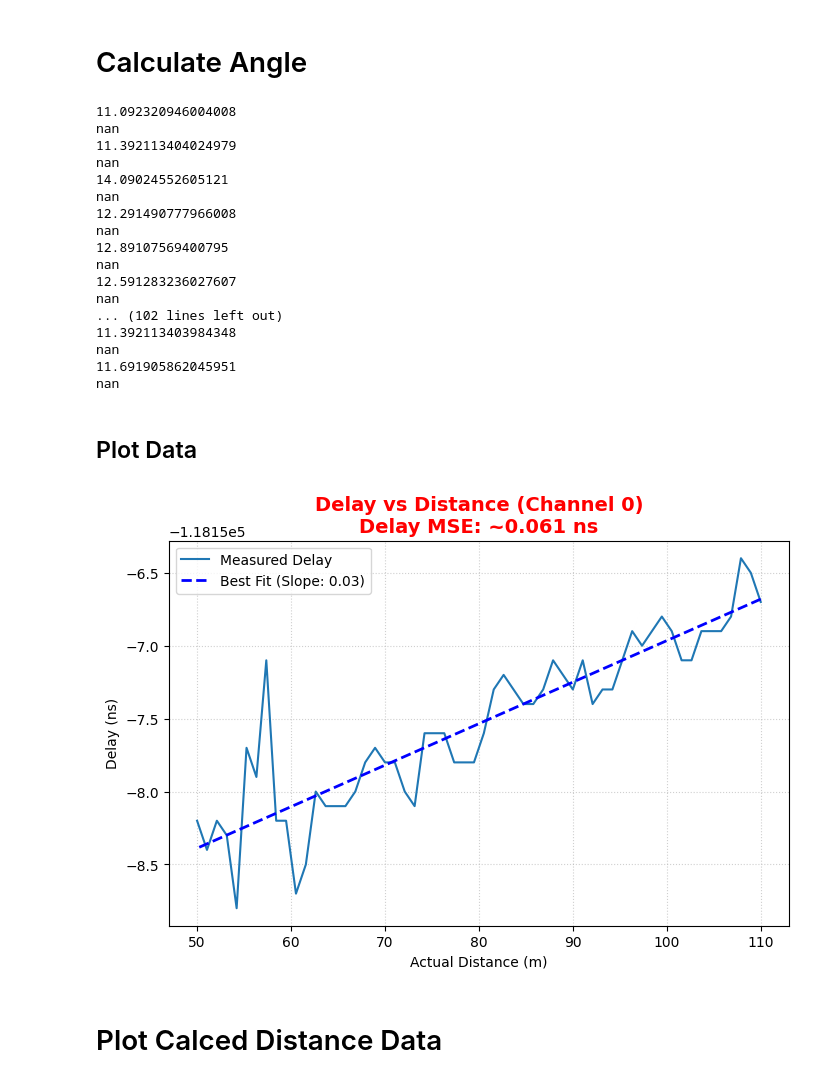
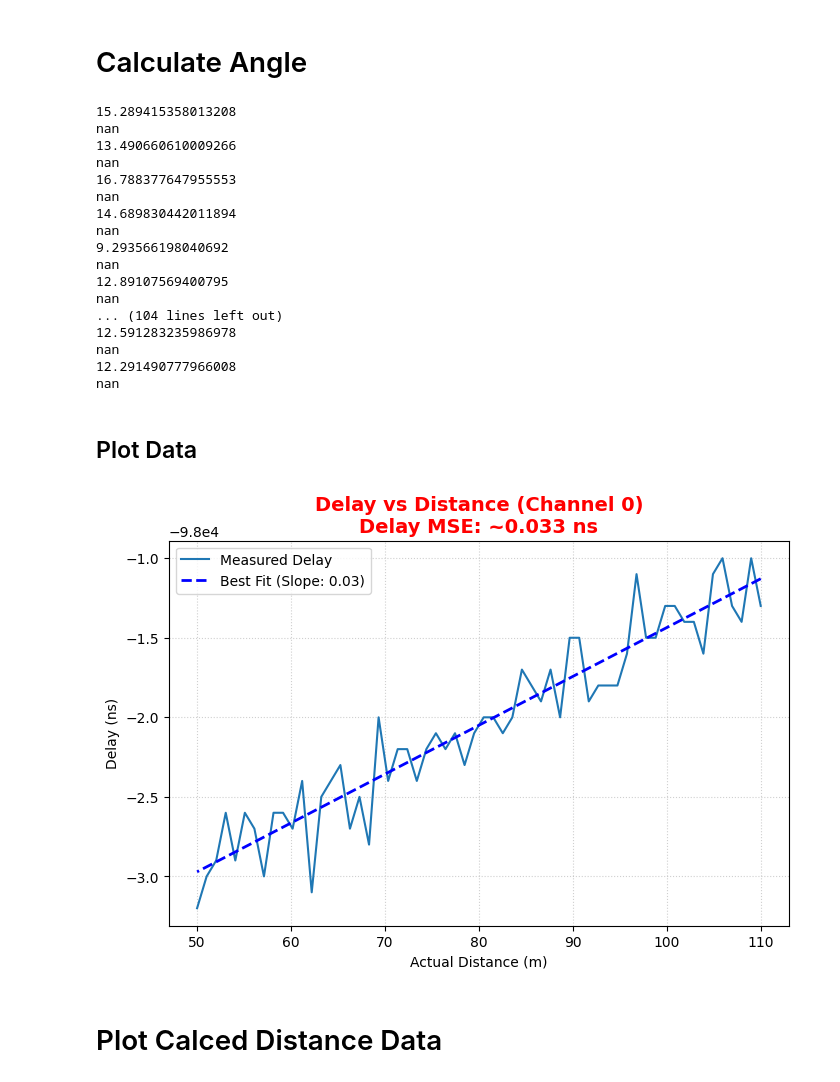
Before and after one commit to osherlock1/OFDM-Sense, a Jupyter notebook: notebooks/experiment_plotter.ipynb, the cells around one changed output. Saved outputs shown, nothing was run; the diff lists cells and outputs as text; code cells hidden in the pictures.

```diff
--- a/notebooks/experiment_plotter.ipynb
+++ b/notebooks/experiment_plotter.ipynb
@@ -19,5 +9,5 @@ distance0 = df['calculated distance(m)']
 # %%
-df = pd.read_csv('/Users/omalleysherlock/Developer/OFDM-Sense/experiments/no_ref_2rx_01.csv')
+df = pd.read_csv('/Users/omalleysherlock/Developer/OFDM-Sense/experiments/mfdelay_09_03_26.csv')
 
 delay0 = df['delay0']
 distance0 = df['distance0']
@@ -25,19 +15,27 @@ distance0 = df['distance0']
 delay1 = df['delay1']
 distance1 = df['distance1']
 
+delay2 = df['delay2']
+distance2 = df['distance2']
+
 evm0 = df['evm0']
 evm1 = df['evm1']
+evm2 = df['evm2']
+
 
 ser0 = df['ser0']
 ser1 = df['ser1']
+ser2 = df['ser2']
 
 ber0 = df['ber0']
 ber1 = df['ber1']
+ber2 = df['ber2']
+
 
 actual_distance = np.linspace(110, 50, len(delay0))
 
-Q1 = df['delay0'].quantile(0.25)
-Q3 = df['delay0'].quantile(0.75)
+Q1 = df['delay2'].quantile(0.25)
+Q3 = df['delay2'].quantile(0.75)
 IQR = Q3 - Q1
 
 # Define bounds
@@ -45,11 +43,11 @@ lower_bound = Q1 - 1.5 * IQR
 upper_bound = Q3 + 1.5 * IQR
 
 # Filter the entire dataframe to keep rows where delay0 is within bounds
-df_cleaned = df[(df['delay0'] >= lower_bound) & (df['delay0'] <= upper_bound)].copy()
+df_cleaned = df[(df['delay2'] >= lower_bound) & (df['delay2'] <= upper_bound)].copy()
 
 # Re-assign your variables from the cleaned dataframe
-delay0_clean = df_cleaned['delay0']
-distance0_clean = df_cleaned['distance0']
+delay2_clean = df_cleaned['delay2']
+distance2_clean = df_cleaned['distance2']
 # ... and so on
 # %% [markdown]
 # Calculate Angle
@@ -63,23 +61,23 @@ for i in range(len(delay0)):
     theta = np.arcsin((delta_t * C)/ d)
     print(theta)
 # %% [output]
-11.092320946004008
+15.289415358013208
 nan
-11.392113404024979
+13.490660610009266
 nan
-14.09024552605121
+16.788377647955553
+nan
+14.689830442011894
+nan
+9.293566198040692
+nan
+12.89107569400795
+nan
+... (104 lines left out)
+12.591283235986978
 nan
 12.291490777966008
 nan
-12.89107569400795
-nan
-12.591283236027607
-nan
-... (102 lines left out)
-11.392113403984348
-nan
-11.691905862045951
-nan
 # %% [markdown]
 ## Plot Data
 # %%
@@ -89,36 +87,36 @@ import matplotlib.pyplot as plt
 import numpy as np
 from sklearn.metrics import mean_squared_error
 
-delay = delay0_clean
+delay = delay1
 actual_distance = np.linspace(110,50,len(delay))
 
 # 1. Calculate Line of Best Fit
 # This creates the "Predicted" values (line_of_best_fit)
 m, b = np.polyfit(actual_distance, delay, 1)
 line_of_best_fit = m * actual_distance + b
 
 # 2. Calculate MSE
 mse = mean_squared_error(delay, line_of_best_fit)
 
 # 3. Plotting
 plt.figure(figsize=(8, 5))
 
 # Original Data
 plt.plot(actual_distance, delay, label='Measured Delay')
 
 # Line of Best Fit
 plt.plot(actual_distance, line_of_best_fit, color='blue', linestyle='--',
          linewidth=2, label=f'Best Fit (Slope: {m:.2f})')
 
 plt.title(f"Delay vs Distance (Channel 0)\nDelay MSE: ~{mse:.3f} ns", fontsize=14, color='red', fontweight='bold')
 plt.xlabel("Actual Distance (m)")
 plt.ylabel("Delay (ns)")
 plt.legend()
 plt.grid(True, linestyle=':', alpha=0.6)
 
 plt.show()
 # %% [output]
-[figure, old version]
+[figure, new version]
 # %% [markdown]
 # Plot Calced Distance Data
 # %%
```
Also changed, not shown: parts of 6 cells of this notebook.
